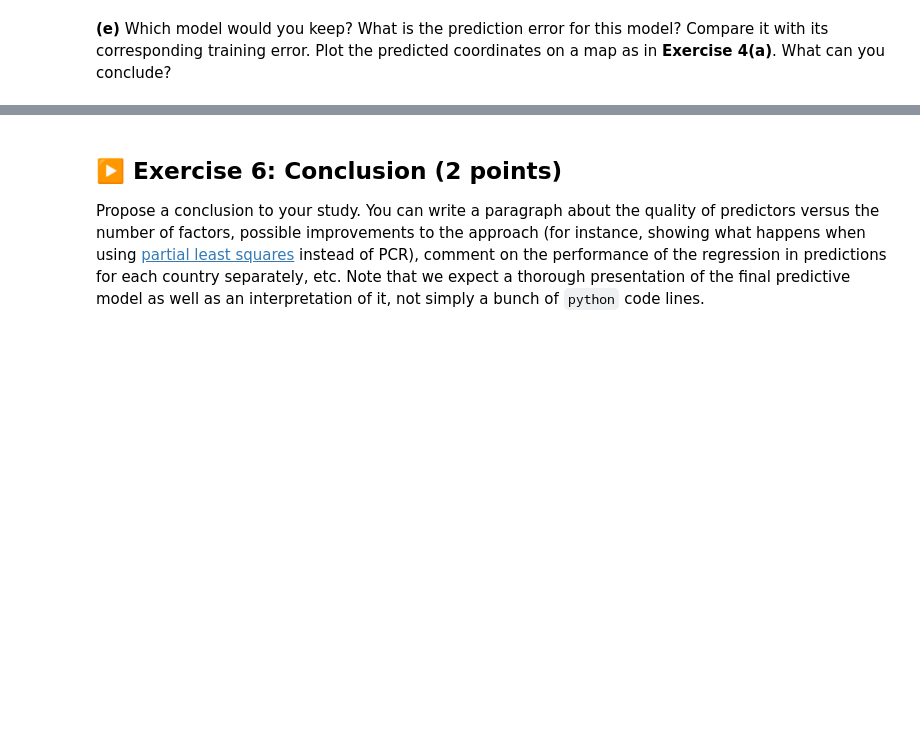
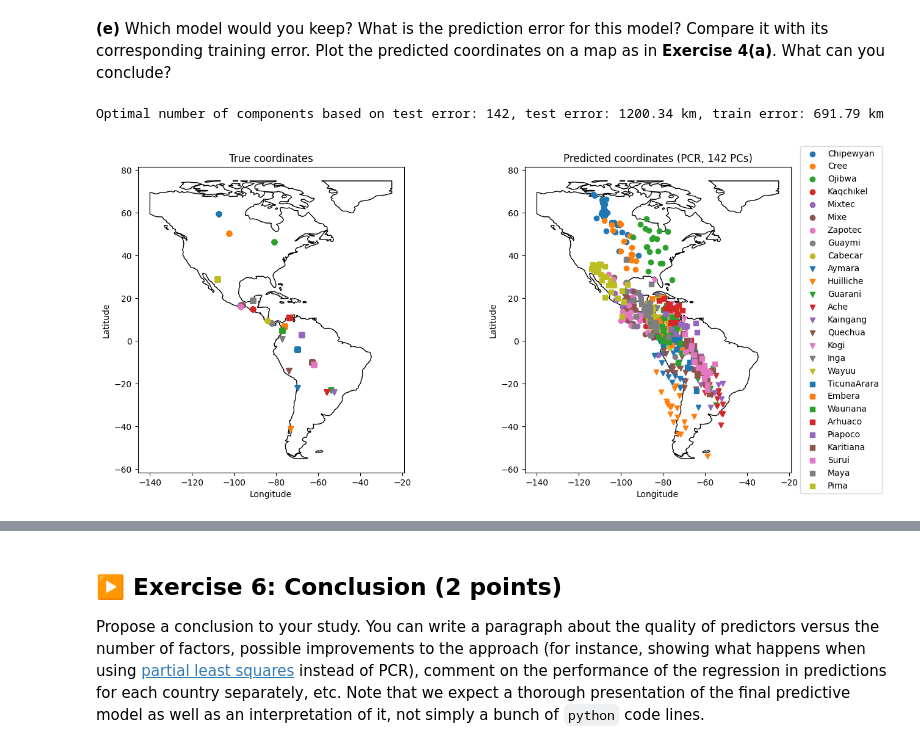
Before and after one commit to martinouks/isla_tp, a Jupyter notebook: TP2/TP2.ipynb, the cells around one changed output, grey strips where cells are left out. Saved outputs shown, nothing was run; the diff lists cells and outputs as text; code cells hidden in the pictures; blank space fills up the shorter version.

```diff
--- a/TP2/TP2.ipynb
+++ b/TP2/TP2.ipynb
@@ -381,2 +408,64 @@ for n in n_components:
 # %% [markdown]
 **(e)** Which model would you keep? What is the prediction error for this model? Compare it with its corresponding training error. Plot the predicted coordinates on a map as in **Exercise 4(a)**. What can you conclude?
+# %%
+tol = 50
+mini = min(test_errors)
+
+test_errors_plateau = {}
+for i, err in enumerate(test_errors):
+    if err <= mini + tol:
+        test_errors_plateau[i * 10 + 2] = err
+
+n_choose = min(test_errors_plateau)
+print(f"Optimal number of components based on test error: {n_choose}, test error: {test_errors[(n_choose - 2) // 10]:.2f} km, train error: {train_errors[(n_choose - 2) // 10]:.2f} km")
+# %% [output]
+Optimal number of components based on test error: 142, test error: 1200.34 km, train error: 691.79 km
+# %%
+# PCA scores using the first n components
+pca = PCA(n_components=n_choose)
+X_scores = pca.fit_transform(X)
+
+# Fit linear regression on PCA scores and predict coordinates
+lr_pcr = LinearRegression()
+lr_pcr.fit(X_scores, y_coords)
+y_pred_coords = lr_pcr.predict(X_scores)
+
+# Build a dataframe with predicted coordinates for plotting
+df_pred = df.copy()
+df_pred['lat_pred'] = y_pred_coords[:, 0]
+df_pred['long_pred'] = y_pred_coords[:, 1]
+
+# Plot true vs predicted locations (same structure as Exercise 1)
+tribe_order = df['Pop'].unique()
+
+fig, axes = plt.subplots(1, 2, figsize=(15, 6.5))
+
+for ax, title in zip(axes, [f'True coordinates', f'Predicted coordinates (PCR, {n_choose} PCs)']):
+    world.clip([-140, -55, -25, 75]).plot(ax=ax, color='white', edgecolor='black')
+    ax.set_title(title)
+    ax.set_xlabel('Longitude')
+    ax.set_ylabel('Latitude')
+
+for i, tribe in enumerate(tribe_order):
+    members_true = df[df['Pop'] == tribe]
+    members_pred = df_pred[df_pred['Pop'] == tribe]
+
+    axes[0].scatter(
+        members_true['long'],
+        members_true['lat'],
+        marker=marker_list[i // 9],
+        color=colors_list[i % 9],
+        label=tribe
+    )
+    axes[1].scatter(
+        members_pred['long_pred'],
+        members_pred['lat_pred'],
+        marker=marker_list[i // 9],
+        color=colors_list[i % 9],
+        label=tribe
+    )
+
+axes[1].legend(loc='center left', bbox_to_anchor=(1.02, 0.5))
+plt.show()
+# %% [output]
+[figure, added]
```
Also changed, not shown: parts of 9 cells of this notebook.
